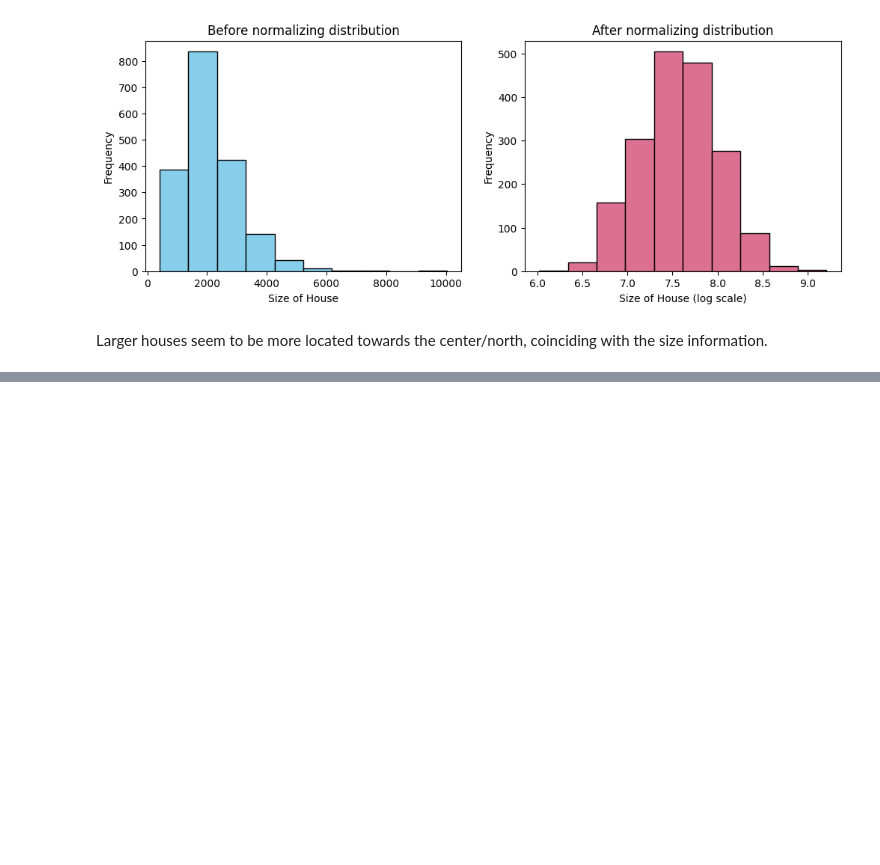
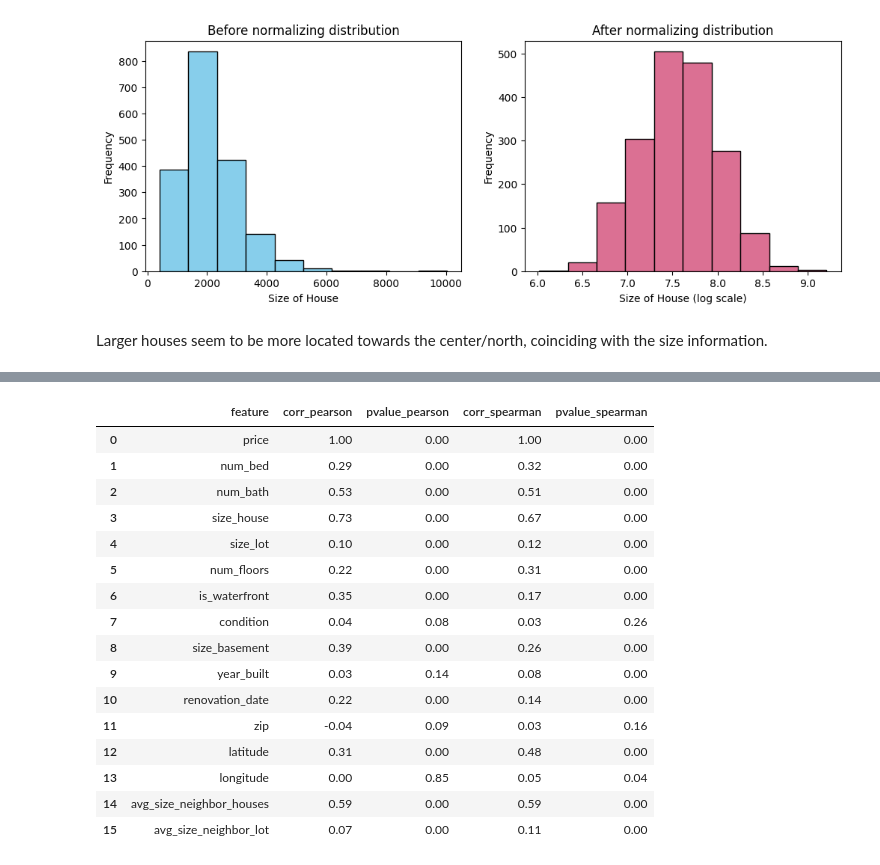
Before and after one commit to gpaschoalinoto/ml-regression-models, a Jupyter notebook: housing-sales-king-county/housing_sales_regression.ipynb, the cells around one changed output, grey strips where cells are left out. Drawn from its saved outputs; the diff is of its cells as text; code cells hidden in the pictures; blank space fills up the shorter version.

```diff
--- a/housing-sales-king-county/housing_sales_regression.ipynb
+++ b/housing-sales-king-county/housing_sales_regression.ipynb
@@ -255,0 +324,20 @@ map
+# %%
+df_corr
+# %% [output]
+|  | feature | corr_pearson | pvalue_pearson | corr_spearman | pvalue_spearman |
+| 0 | price | 1.00 | 0.00 | 1.00 | 0.00 |
+| 1 | num_bed | 0.29 | 0.00 | 0.32 | 0.00 |
+| 2 | num_bath | 0.53 | 0.00 | 0.51 | 0.00 |
+| 3 | size_house | 0.73 | 0.00 | 0.67 | 0.00 |
+| 4 | size_lot | 0.10 | 0.00 | 0.12 | 0.00 |
+| 5 | num_floors | 0.22 | 0.00 | 0.31 | 0.00 |
+| 6 | is_waterfront | 0.35 | 0.00 | 0.17 | 0.00 |
+| 7 | condition | 0.04 | 0.08 | 0.03 | 0.26 |
+| 8 | size_basement | 0.39 | 0.00 | 0.26 | 0.00 |
+| 9 | year_built | 0.03 | 0.14 | 0.08 | 0.00 |
+| 10 | renovation_date | 0.22 | 0.00 | 0.14 | 0.00 |
+| 11 | zip | -0.04 | 0.09 | 0.03 | 0.16 |
+| 12 | latitude | 0.31 | 0.00 | 0.48 | 0.00 |
+| 13 | longitude | 0.00 | 0.85 | 0.05 | 0.04 |
+| 14 | avg_size_neighbor_houses | 0.59 | 0.00 | 0.59 | 0.00 |
+| 15 | avg_size_neighbor_lot | 0.07 | 0.00 | 0.11 | 0.00 |
```
Also changed, not shown: parts of 18 cells of this notebook.
